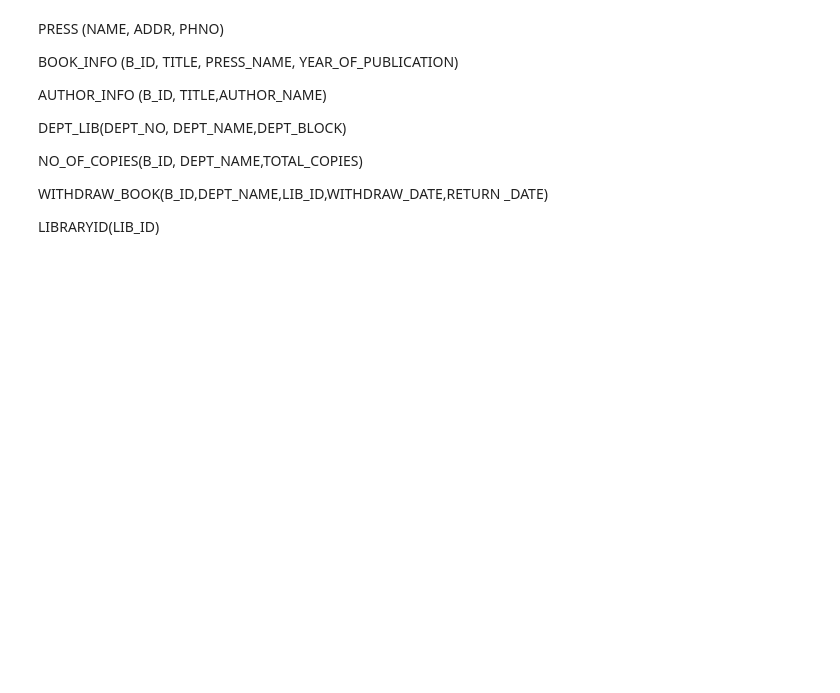
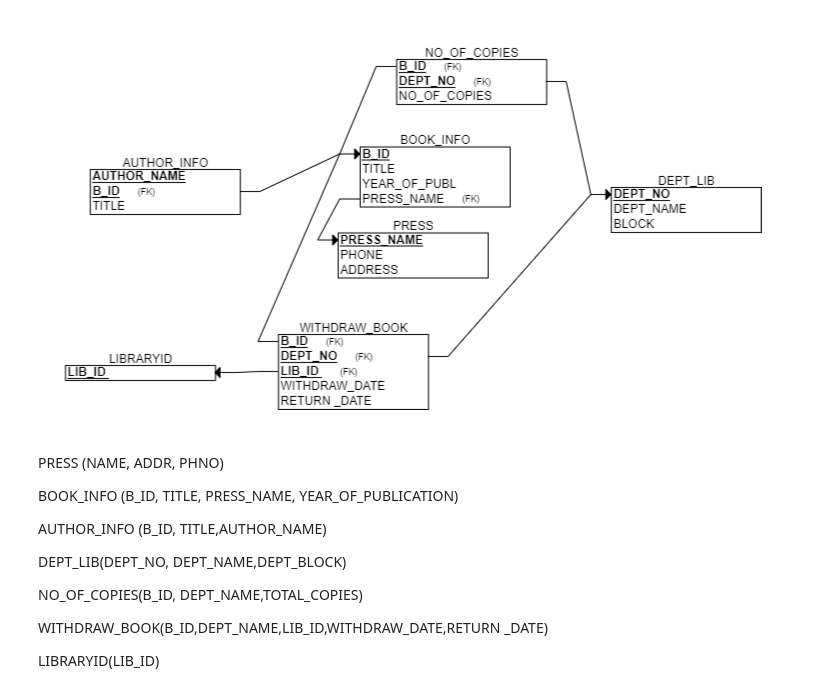
Before and after one commit to orectique/Coursework-Sem5, a Jupyter notebook: DBMS-Lab/Classwork/Lab2.ipynb, the cells around one changed output. Drawn from its saved outputs; the diff is of its cells as text; code cells hidden in the pictures; blank space fills up the shorter version.

```diff
--- a/DBMS-Lab/Classwork/Lab2.ipynb
+++ b/DBMS-Lab/Classwork/Lab2.ipynb
@@ -1,3 +11,7 @@
+# %%
+Image("./Assets/lab2Schema.png")
+# %% [output]
+[figure, added]
 # %%
 import sqlite3
 # %%
```
Also changed, not shown: parts of 18 cells of this notebook, 6 other files.
